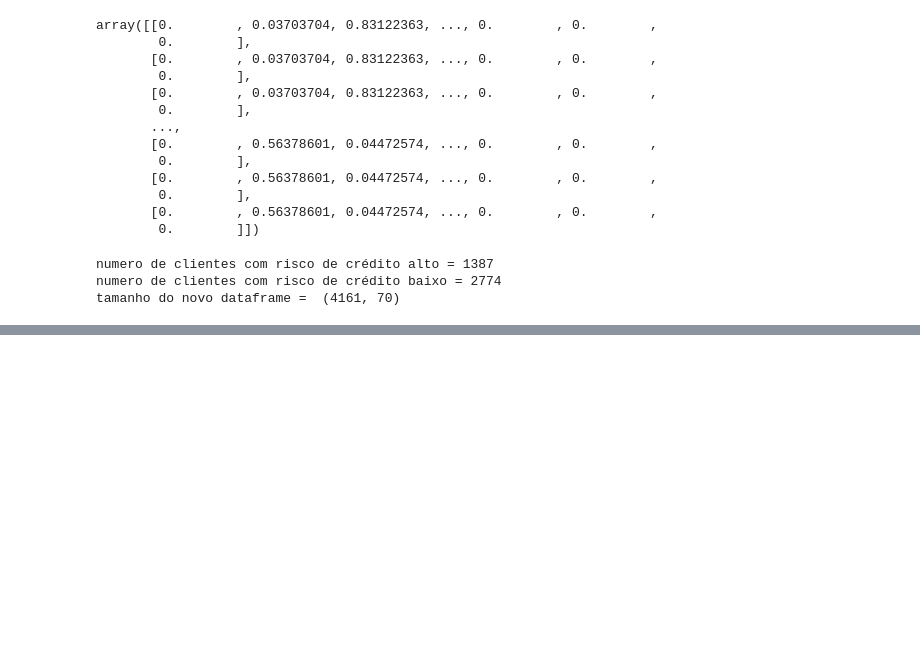
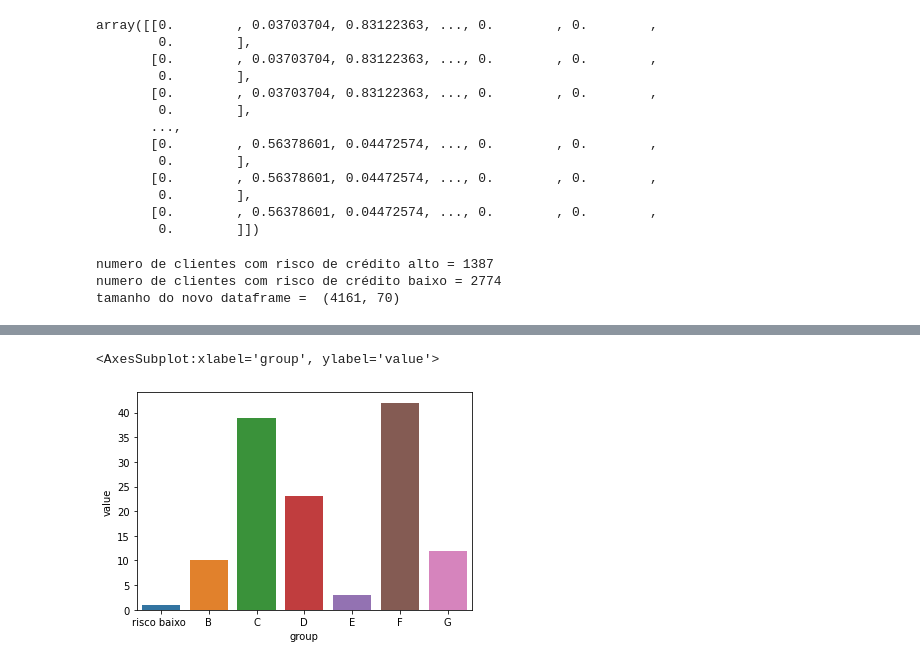
Before and after one commit to alessandrow19/analise_risco, a Jupyter notebook: risco_pt.ipynb, the cells around one changed output, grey strips where cells are left out. Saved outputs shown, nothing was run; the diff lists cells and outputs as text; code cells hidden in the pictures; blank space fills up the shorter version.

```diff
--- a/risco_pt.ipynb
+++ b/risco_pt.ipynb
@@ -340,0 +361,10 @@ seaborn.heatmap(CM, annot=True,  fmt='d', cmap='Blues_r', xticklabels=classes, y
+# %%
+import seaborn as sns
+df = pd.DataFrame({
+        'group': ['risco baixo ', 'B', 'C', 'D', 'E', 'F', 'G'],
+        'value': [1, 10, 39, 23, 3, 42, 12]
+})
+sns.barplot( data=df, x='group', y='value')
+# %% [output]
+<AxesSubplot:xlabel='group', ylabel='value'>
+[figure, added]
```
Also changed, not shown: parts of 9 cells of this notebook, 2 other files.
